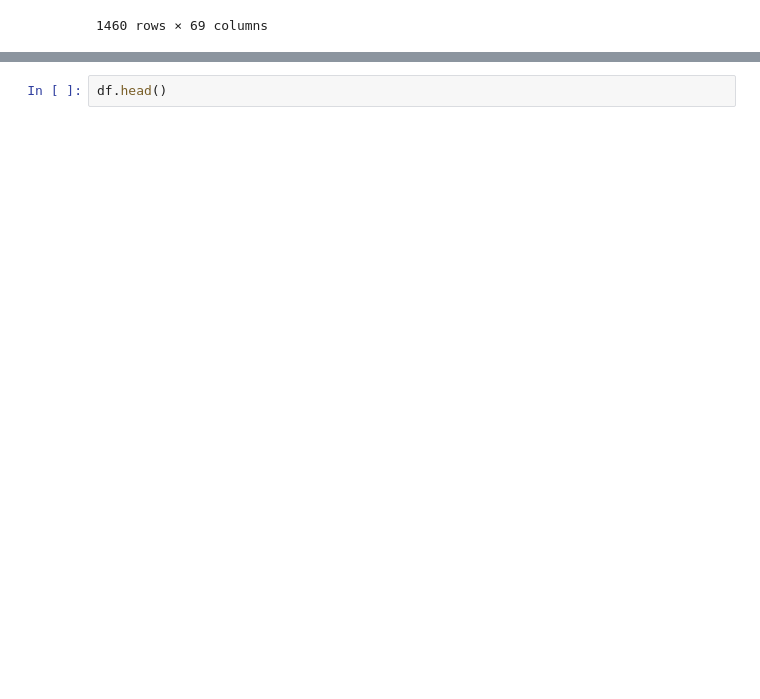
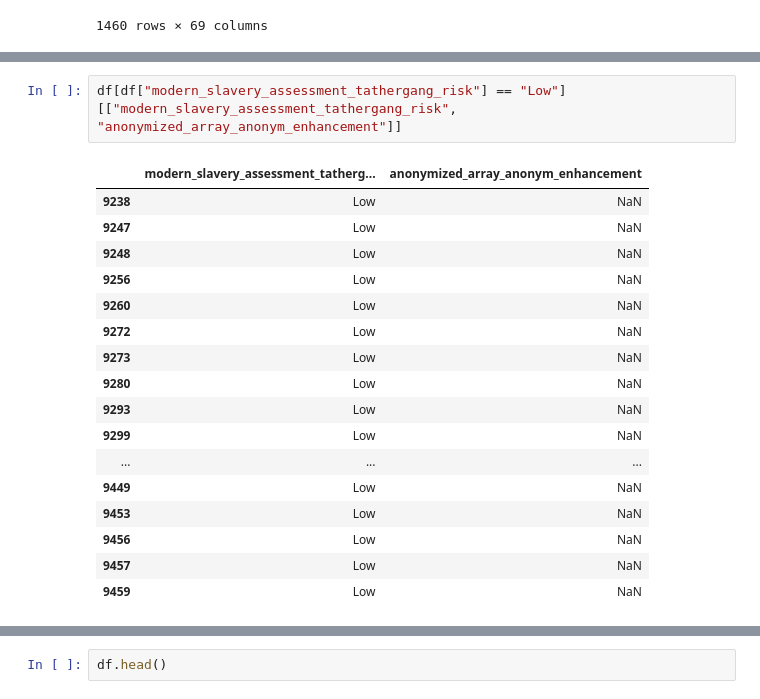
Before and after one commit to GhadaElhusseini/MLDT_Project, a Jupyter notebook: MLDT_Data.ipynb, the cells around one changed output, grey strips where cells are left out. Saved outputs shown, nothing was run; the diff lists cells and outputs as text; blank space fills up the shorter version.

```diff
--- a/MLDT_Data.ipynb
+++ b/MLDT_Data.ipynb
@@ -37,0 +76,20 @@ Name: industry_domain_tathergang_attributes, Length: 1460, dtype: object
+# %%
+df[df["modern_slavery_assessment_tathergang_risk"] == "Low"][["modern_slavery_assessment_tathergang_risk", "anonymized_array_anonym_enhancement"]]
+# %% [output]
+|  | modern_slavery_assessment_tatherg... | anonymized_array_anonym_enhancement |
+| 9238 | Low | NaN |
+| 9247 | Low | NaN |
+| 9248 | Low | NaN |
+| 9256 | Low | NaN |
+| 9260 | Low | NaN |
+| 9272 | Low | NaN |
+| 9273 | Low | NaN |
+| 9280 | Low | NaN |
+| 9293 | Low | NaN |
+| 9299 | Low | NaN |
+| ... | ... | ... |
+| 9449 | Low | NaN |
+| 9453 | Low | NaN |
+| 9456 | Low | NaN |
+| 9457 | Low | NaN |
+| 9459 | Low | NaN |
```
Also changed, not shown: parts of 19 cells of this notebook, 1 other file.
